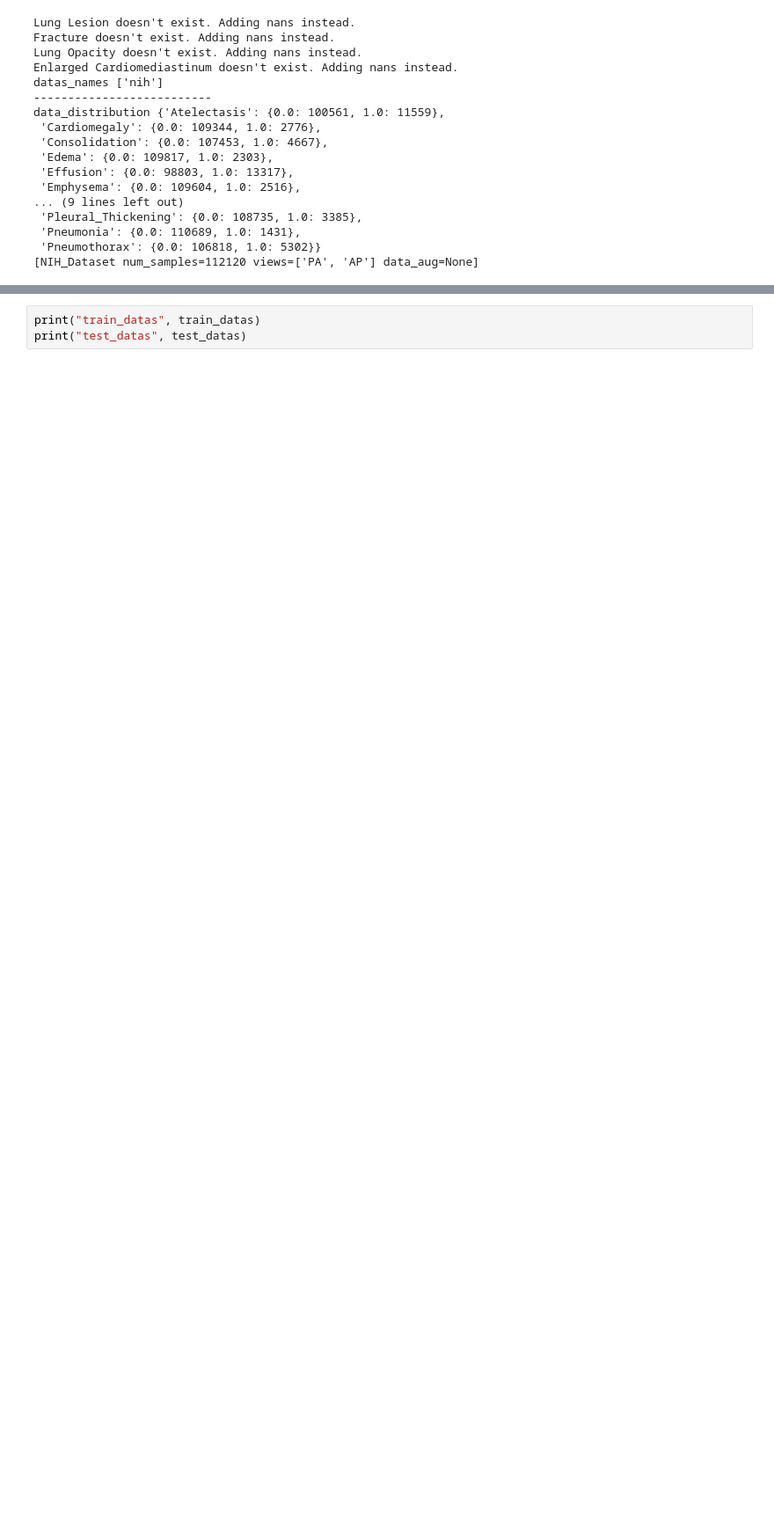
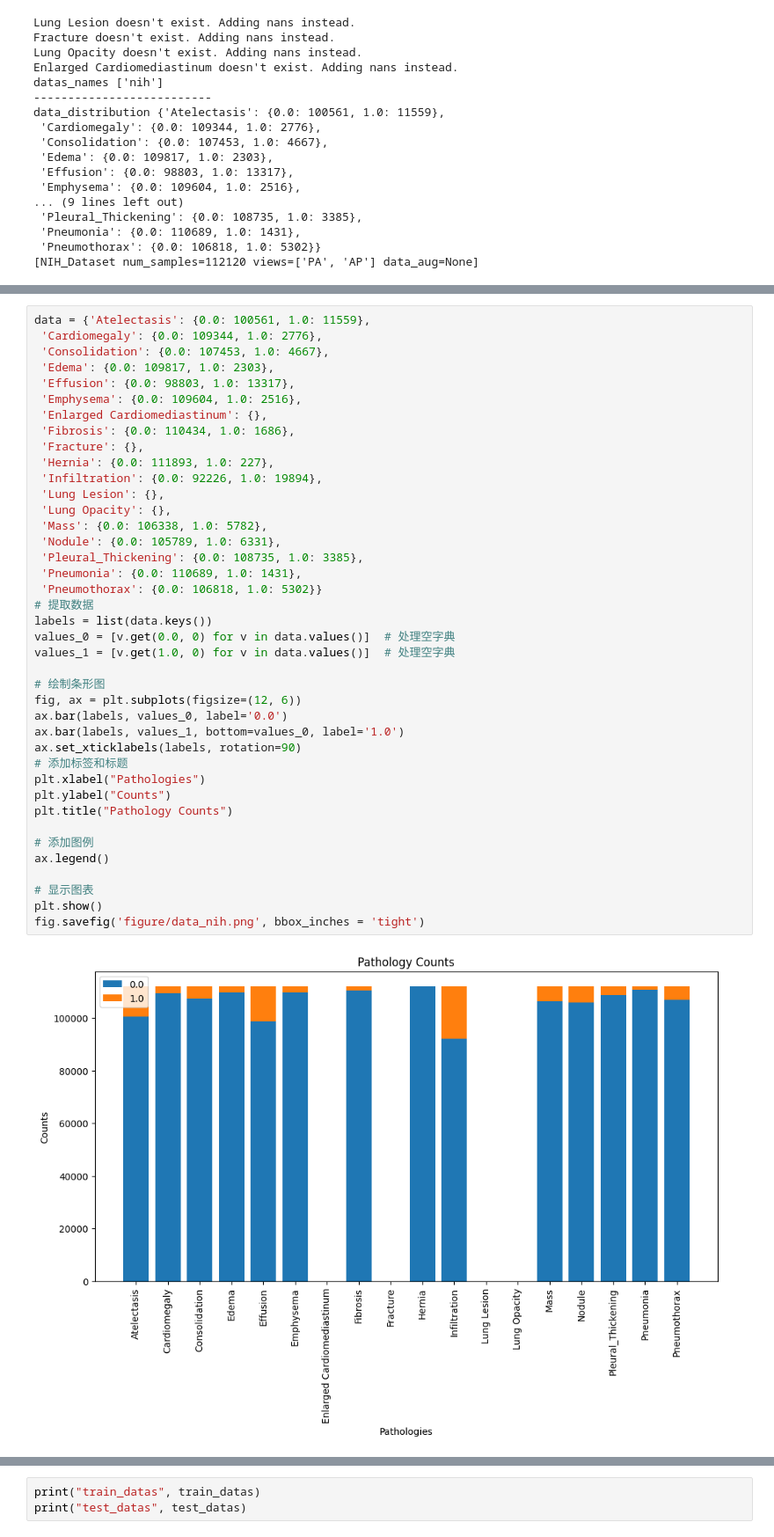
Before and after one commit to haooyuee/xrayvision-diy, a Jupyter notebook: test_model.ipynb, the cells around one changed output, grey strips where cells are left out. Shown: that part at 88% size. Drawn from its saved outputs; the diff is of its cells as text; blank space fills up the shorter version.

```diff
--- a/test_model.ipynb
+++ b/test_model.ipynb
@@ -77,3 +55,45 @@ datas
+# %%
+data = {'Atelectasis': {0.0: 100561, 1.0: 11559},
+ 'Cardiomegaly': {0.0: 109344, 1.0: 2776},
+ 'Consolidation': {0.0: 107453, 1.0: 4667},
+ 'Edema': {0.0: 109817, 1.0: 2303},
+ 'Effusion': {0.0: 98803, 1.0: 13317},
+ 'Emphysema': {0.0: 109604, 1.0: 2516},
+ 'Enlarged Cardiomediastinum': {},
+ 'Fibrosis': {0.0: 110434, 1.0: 1686},
+ 'Fracture': {},
+ 'Hernia': {0.0: 111893, 1.0: 227},
+ 'Infiltration': {0.0: 92226, 1.0: 19894},
+ 'Lung Lesion': {},
+ 'Lung Opacity': {},
+ 'Mass': {0.0: 106338, 1.0: 5782},
+ 'Nodule': {0.0: 105789, 1.0: 6331},
+ 'Pleural_Thickening': {0.0: 108735, 1.0: 3385},
+ 'Pneumonia': {0.0: 110689, 1.0: 1431},
+ 'Pneumothorax': {0.0: 106818, 1.0: 5302}}
+# 提取数据
+labels = list(data.keys())
+values_0 = [v.get(0.0, 0) for v in data.values()]  # 处理空字典
+values_1 = [v.get(1.0, 0) for v in data.values()]  # 处理空字典
+
+# 绘制条形图
+fig, ax = plt.subplots(figsize=(12, 6))
+ax.bar(labels, values_0, label='0.0')
+ax.bar(labels, values_1, bottom=values_0, label='1.0')
+ax.set_xticklabels(labels, rotation=90)
+# 添加标签和标题
+plt.xlabel("Pathologies")
+plt.ylabel("Counts")
+plt.title("Pathology Counts")
+
+# 添加图例
+ax.legend()
+
+# 显示图表
+plt.show()
+fig.savefig('figure/data_nih.png', bbox_inches = 'tight')
+# %% [output]
+[figure, added]
 # %%
 #cut out training sets
 train_datas = []
```
Also changed, not shown: parts of 2 cells of this notebook, 3 other files.
